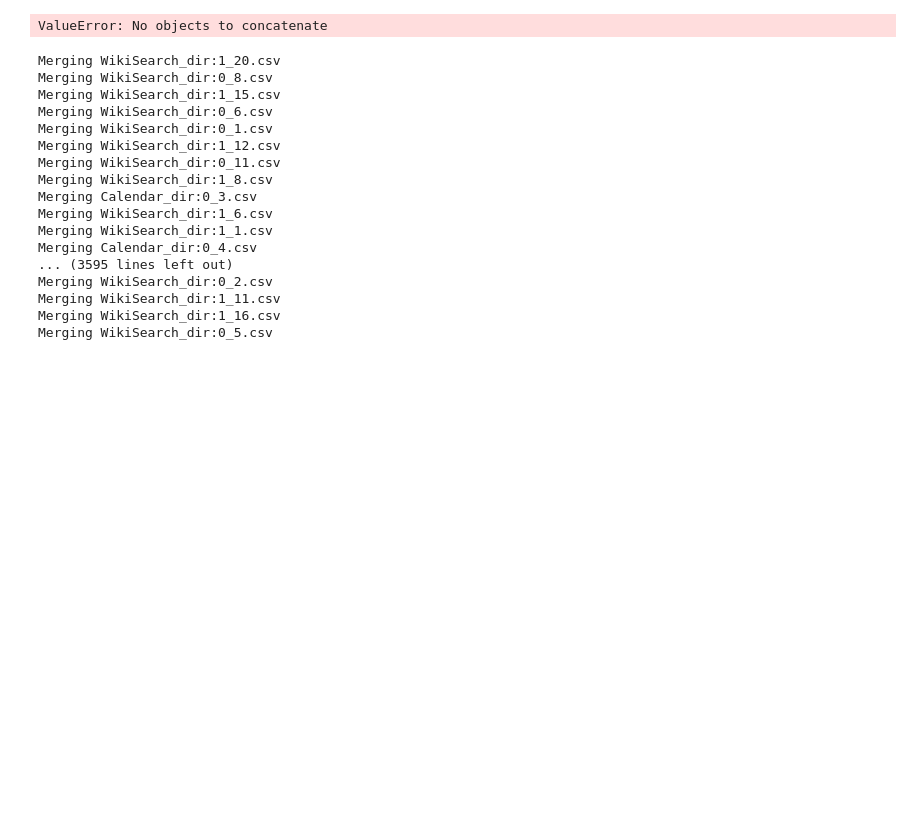
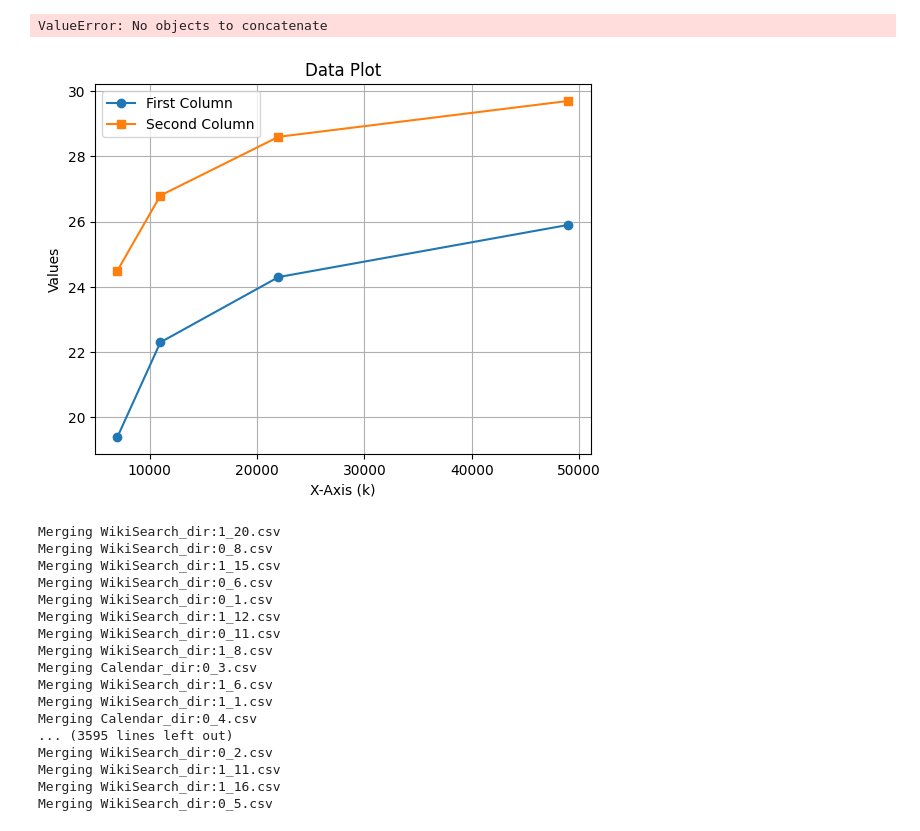
Before and after one commit to JorgeGF24/ToolMaster, a Jupyter notebook: augmented_data_pipeline/data/data_eng_scripts/_training_data_collator.ipynb, the cells around one changed output. Cells and saved outputs as stored; diff of their text form; code cells hidden in the pictures; blank space fills up the shorter version.

```diff
--- a/augmented_data_pipeline/data/data_eng_scripts/_training_data_collator.ipynb
+++ b/augmented_data_pipeline/data/data_eng_scripts/_training_data_collator.ipynb
@@ -1665,6 +1748,32 @@ Processing WikiSearch
 Number of rows for WikiSearch: 132619
 Processing Calendar
 ValueError: No objects to concatenate
+# %%
+import matplotlib.pyplot as plt
+
+# Define the data
+categories = ["small", "med", "large", "huge"]
+x_values = [7000, 11000, 22000, 49000]
+first_column = [21.0, 22.3, 24.3, 25.9]
+second_column = [24.5, 26.8, 28.6, 29.7]
+
+# Create the plot
+plt.plot(x_values, first_column, marker='o', label='First Column')
+plt.plot(x_values, second_column, marker='s', label='Second Column')
+
+# Add labels and a legend
+plt.xlabel('X-Axis (k)')
+plt.ylabel('Values')
+plt.legend()
+
+# Add a title
+plt.title('Data Plot')
+
+# Show the plot
+plt.grid(True)
+plt.show()
+# %% [output]
+[figure, added]
 # %%
 # This script goes through the data and numbers the sentences by their original order in CCNet.
 
```
Also changed, not shown: parts of 10 cells of this notebook, 10 other files.
